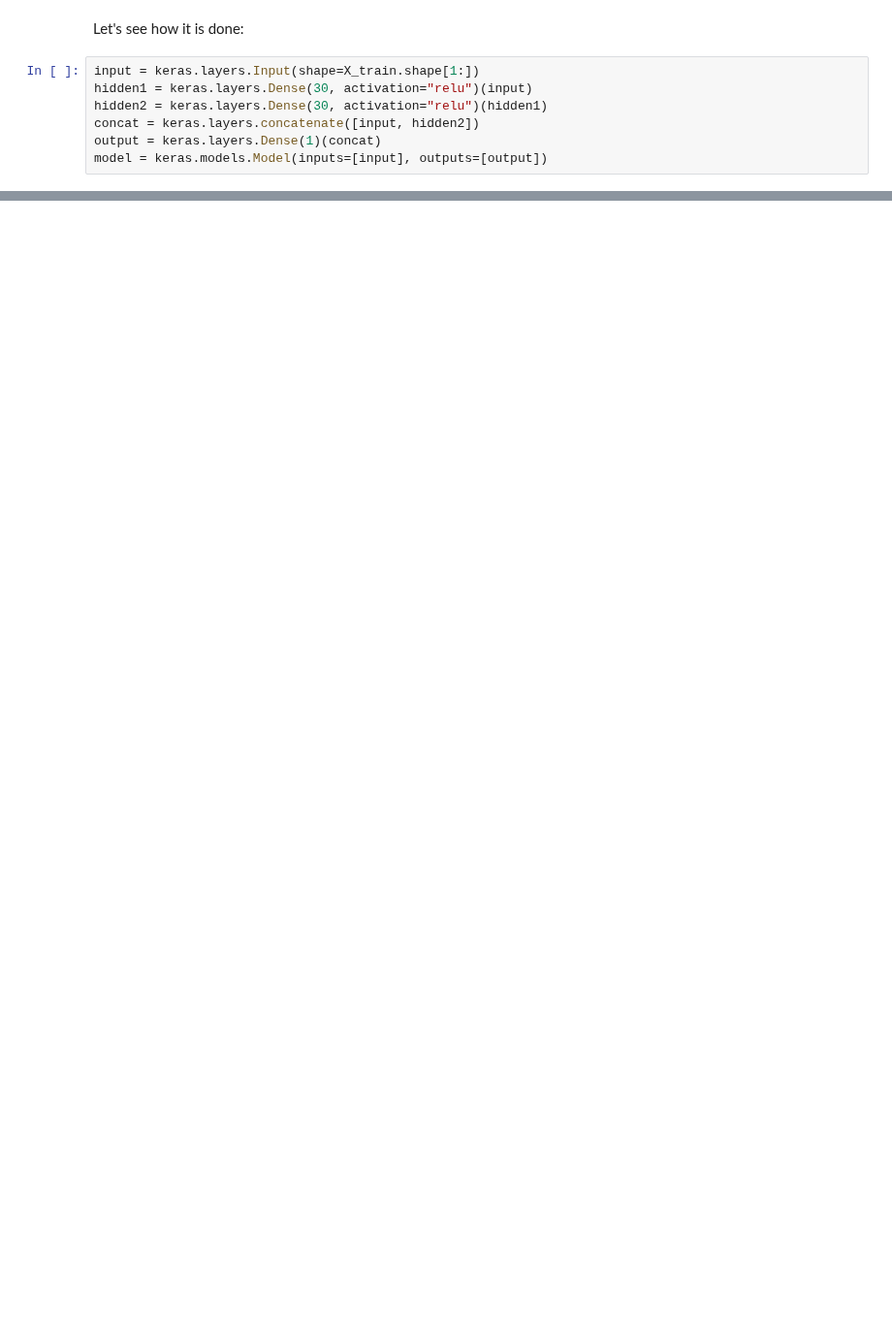
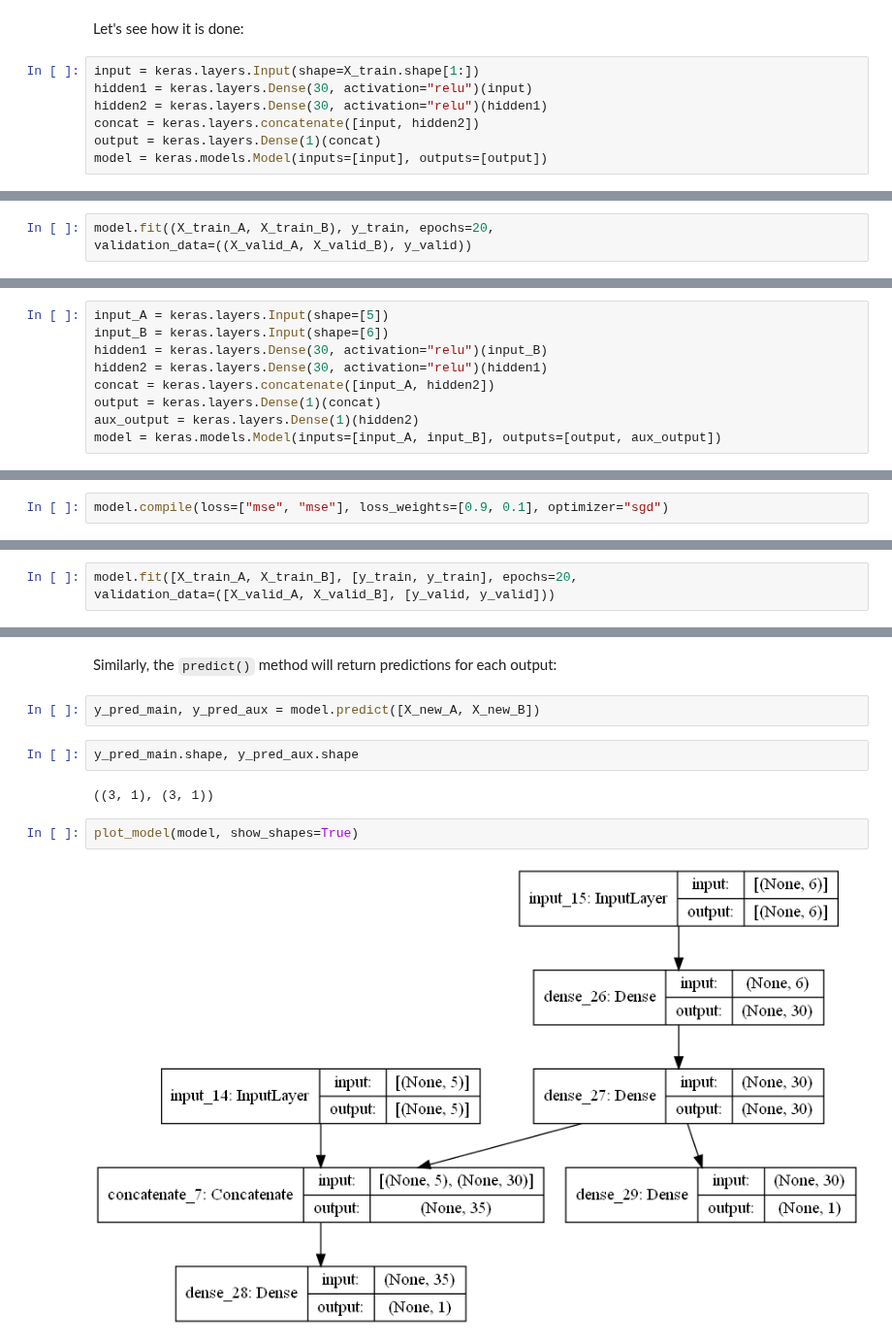
Before and after one commit to Hari31416/Data-Sciences, a Jupyter notebook: Notes/handson-ml2-master/My/Ch10_my.ipynb, the cells around one changed output, grey strips where cells are left out. Shown at 97% size. Cells and saved outputs as stored; diff of their text form; blank space fills up the shorter version.

```diff
--- a/Notes/handson-ml2-master/My/Ch10_my.ipynb
+++ b/Notes/handson-ml2-master/My/Ch10_my.ipynb
@@ -698,0 +724,3 @@ ________________________________________________________________________________
+# %%
+model.fit((X_train_A, X_train_B), y_train, epochs=20,
+validation_data=((X_valid_A, X_valid_B), y_valid))
@@ -698,0 +773,9 @@ ________________________________________________________________________________
+# %%
+input_A = keras.layers.Input(shape=[5])
+input_B = keras.layers.Input(shape=[6])
+hidden1 = keras.layers.Dense(30, activation="relu")(input_B)
+hidden2 = keras.layers.Dense(30, activation="relu")(hidden1)
+concat = keras.layers.concatenate([input_A, hidden2])
+output = keras.layers.Dense(1)(concat)
+aux_output = keras.layers.Dense(1)(hidden2)
+model = keras.models.Model(inputs=[input_A, input_B], outputs=[output, aux_output])
@@ -698,0 +786,2 @@ ________________________________________________________________________________
+# %%
+model.compile(loss=["mse", "mse"], loss_weights=[0.9, 0.1], optimizer="sgd")
@@ -698,0 +793,3 @@ ________________________________________________________________________________
+# %%
+model.fit([X_train_A, X_train_B], [y_train, y_train], epochs=20,
+validation_data=([X_valid_A, X_valid_B], [y_valid, y_valid]))
@@ -698,0 +826,12 @@ ________________________________________________________________________________
+# %% [markdown]
+Similarly, the `predict()` method will return predictions for each output:
+# %%
+y_pred_main, y_pred_aux = model.predict([X_new_A, X_new_B])
+# %%
+y_pred_main.shape, y_pred_aux.shape
+# %% [output]
+((3, 1), (3, 1))
+# %%
+plot_model(model, show_shapes=True)
+# %% [output]
+[figure, added]
```
Also changed, not shown: parts of 61 cells of this notebook, 14 other files.
